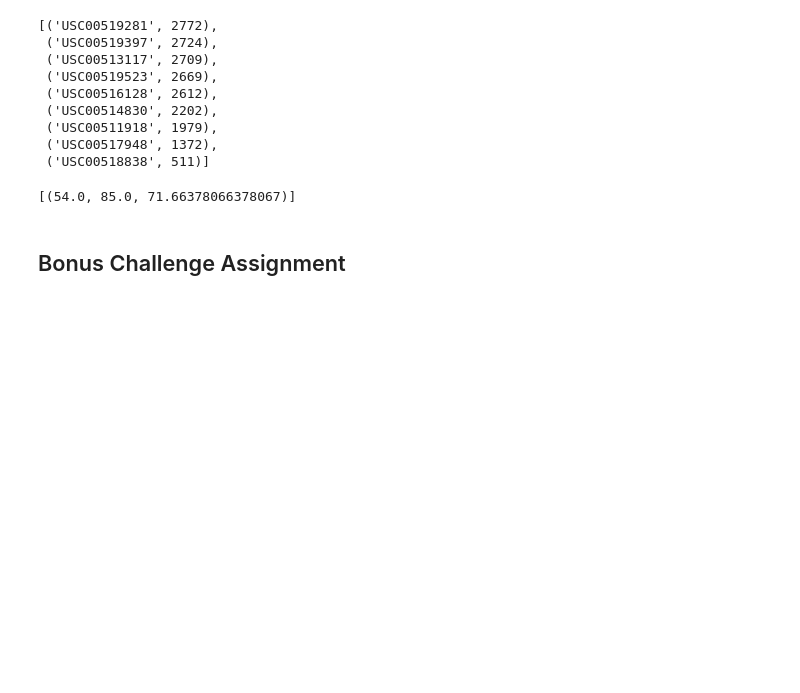
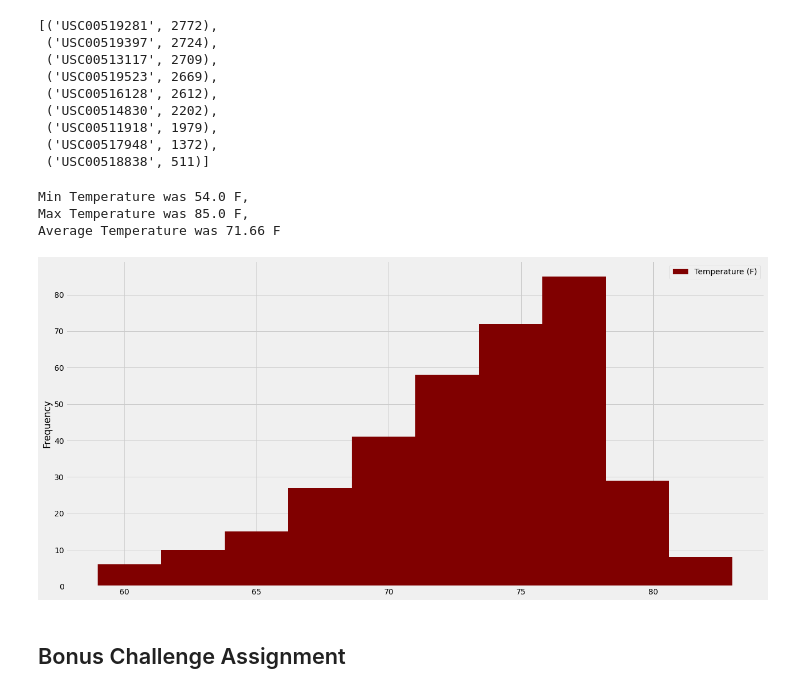
Before and after one commit to uldom/SQLAlchemy_Challenge, a Jupyter notebook: climate_starter.ipynb, the cells around one changed output. Cells and saved outputs as stored; diff of their text form; code cells hidden in the pictures; blank space fills up the shorter version.

Commit message:
Temperature Histogram

```diff
--- a/climate_starter.ipynb
+++ b/climate_starter.ipynb
@@ -148,10 +149,12 @@ temp_stats = [func.min(Measurement.tobs),
        func.max(Measurement.tobs),
        func.avg(Measurement.tobs)]
 
-#Formatting
-# pd.options.display.float_format = '{:,.2f}'.format
-
 # Temperature stats from station USC00519281
-session.query(*temp_stats).filter(Measurement.station=='USC00519281').all()
+min,max,avg = session.query(*temp_stats).filter(Measurement.station=='USC00519281').first()
+print(f'''Min Temperature was {min} F,
+Max Temperature was {max} F,
+Average Temperature was {avg:.2f} F''')
 # %% [output]
-[(54.0, 85.0, 71.66378066378067)]
+Min Temperature was 54.0 F,
+Max Temperature was 85.0 F,
+Average Temperature was 71.66 F
@@ -161,3 +161,26 @@ session.query(*temp_stats).filter(Measurement.station=='USC00519281').all()
+# %%
+# Choose the station with the highest number of temperature observations.
+# Query the last 12 months of temperature observation data for this station and plot the results as a histogram
+
+temp_obs = session.query(Measurement.tobs).filter(Measurement.station=='USC00519281').filter(Measurement.date>=strptime_dt).all()
+temp_obs
+
+# Save the query results as a Pandas DataFrame and set the index to the date column
+temp_df = pd.DataFrame(temp_obs, columns = ['Temperature (F)'])
+temp_df
+
+# temp_df=temp_df.dropna()
+# temp_df
+
+# Histogram
+temp_df.plot.hist(by=None, bins=10, figsize=(20,10), color='maroon')
+ax.set_title('Temperature in Honolulu, Hawaii from 24.Aug.2016 to 23.Aug.2017\n')
+ax.set_ylabel('Temperature (F)')
+plt.savefig('Images/Temperature_Histogram.png',bbox_inches = 'tight')
+plt.tight_layout
+plt.show()
+# %% [output]
+[figure, added]
 # %% [markdown]
 ## Bonus Challenge Assignment
 # %%
```
Also changed, not shown: parts of 7 cells of this notebook, 1 other file.
